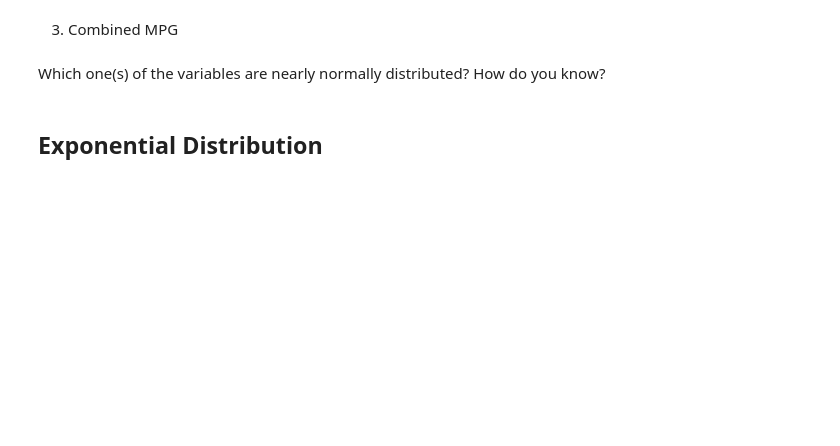
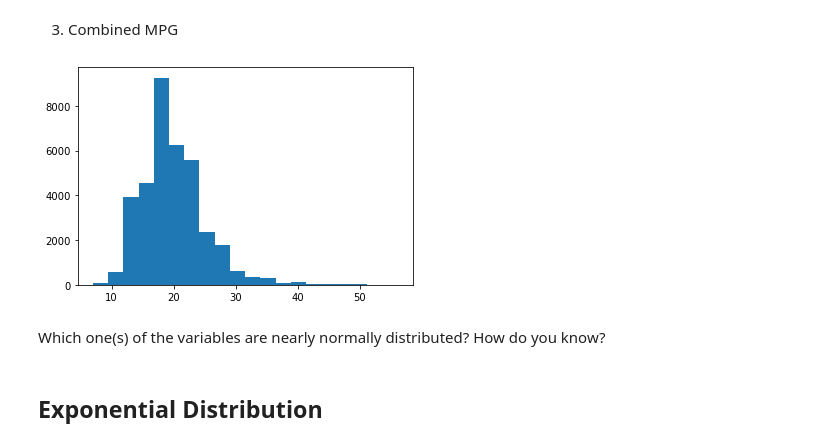
Before and after one commit to ironhack-datalabs/datamad1020, a Jupyter notebook: module-2/lab-continuous-probability-distribution/your-code/main.ipynb, the cells around one changed output. Saved outputs shown, nothing was run; the diff lists cells and outputs as text; code cells hidden in the pictures; blank space fills up the shorter version.

```diff
--- a/module-2/lab-continuous-probability-distribution/your-code/main.ipynb
+++ b/module-2/lab-continuous-probability-distribution/your-code/main.ipynb
@@ -142,2 +146,6 @@ Then plot the histograms for the following variables:
+# %%
+plt.hist(vehicles["Combined MPG"],bins=20);
+# %% [output]
+[figure, added]
 # %% [markdown]
 Which one(s) of the variables are nearly normally distributed? How do you know?
```
Also changed, not shown: parts of 15 cells of this notebook.
